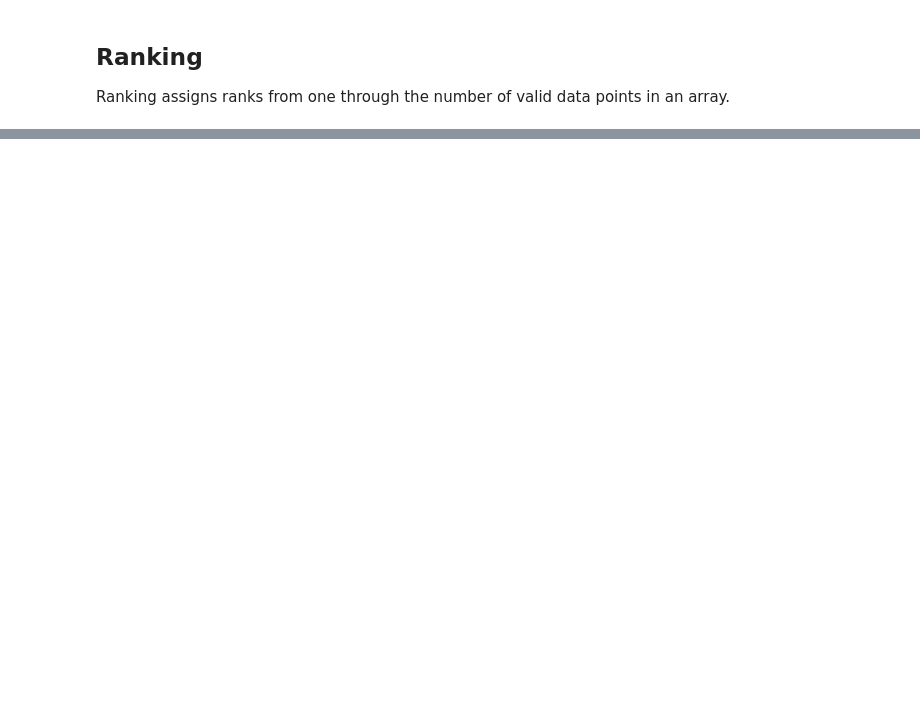
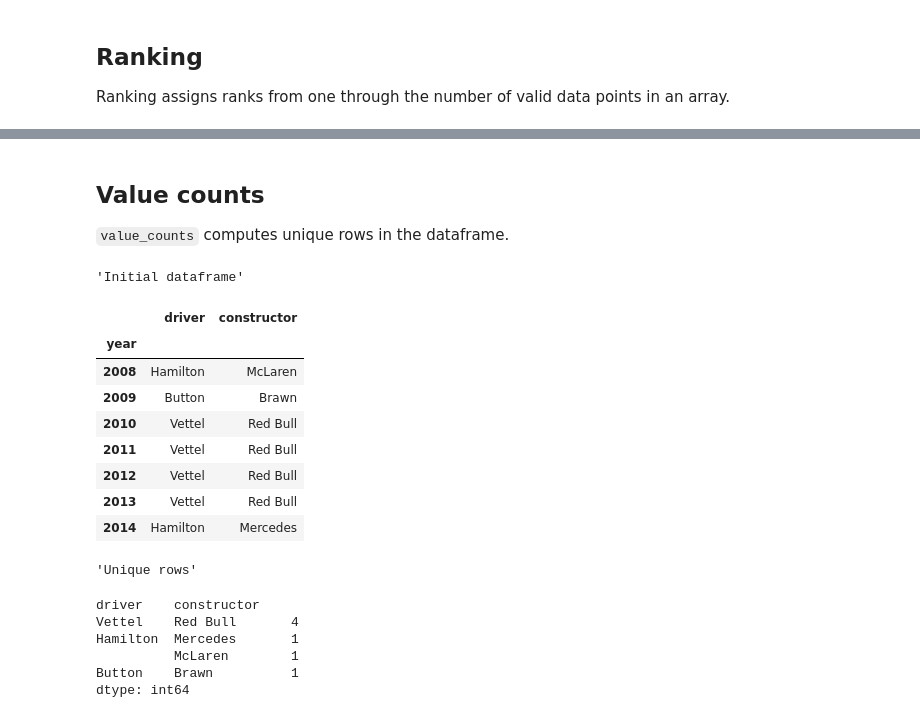
Before and after one commit to albert-rz/intro_to_python, a Jupyter notebook: intro_to_python_pandas.ipynb, the cells around one changed output, grey strips where cells are left out. Cells and saved outputs as stored; diff of their text form; code cells hidden in the pictures; blank space fills up the shorter version.

```diff
--- a/intro_to_python_pandas.ipynb
+++ b/intro_to_python_pandas.ipynb
@@ -555,0 +1017,40 @@ df.rank()
+# %% [markdown]
+## Value counts
+
+`value_counts` computes unique rows in the dataframe.
+# %%
+"Initial dataframe"
+df = pd.DataFrame(
+    [[2008, "Hamilton", "McLaren"],
+     [2009, "Button", "Brawn"],
+     [2010, "Vettel", "Red Bull"],
+     [2011, "Vettel", "Red Bull"],
+     [2012, "Vettel", "Red Bull"],
+     [2013, "Vettel", "Red Bull"],
+     [2014, "Hamilton", "Mercedes"]],
+    columns=["year", "driver", "constructor"]
+)
+df = df.set_index("year")
+df
+
+
+"Unique rows"
+df.value_counts()
+# %% [output]
+'Initial dataframe'
+|  | driver | constructor |
+| year |  |  |
+| 2008 | Hamilton | McLaren |
+| 2009 | Button | Brawn |
+| 2010 | Vettel | Red Bull |
+| 2011 | Vettel | Red Bull |
+| 2012 | Vettel | Red Bull |
+| 2013 | Vettel | Red Bull |
+| 2014 | Hamilton | Mercedes |
+'Unique rows'
+driver    constructor
+Vettel    Red Bull       4
+Hamilton  Mercedes       1
+          McLaren        1
+Button    Brawn          1
+dtype: int64
```
Also changed, not shown: parts of 45 cells of this notebook, 2 other files.
